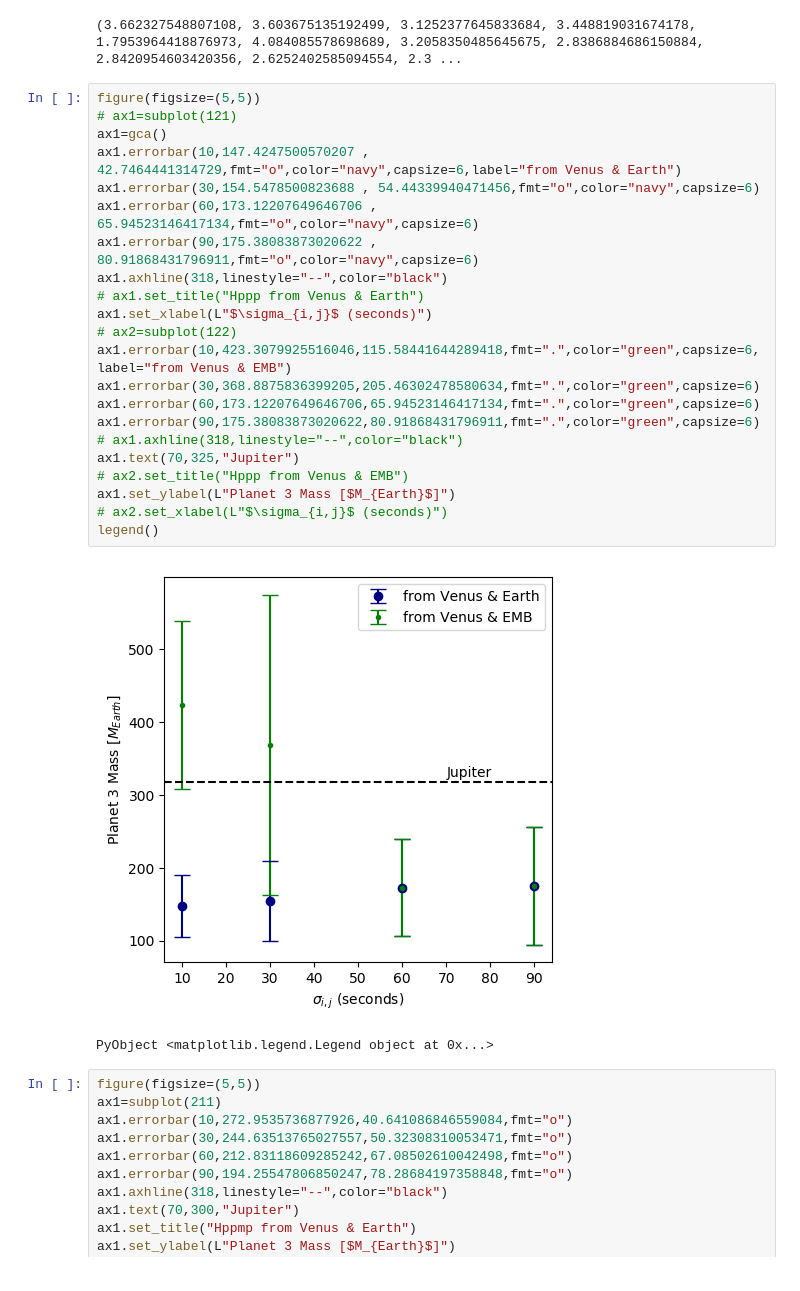
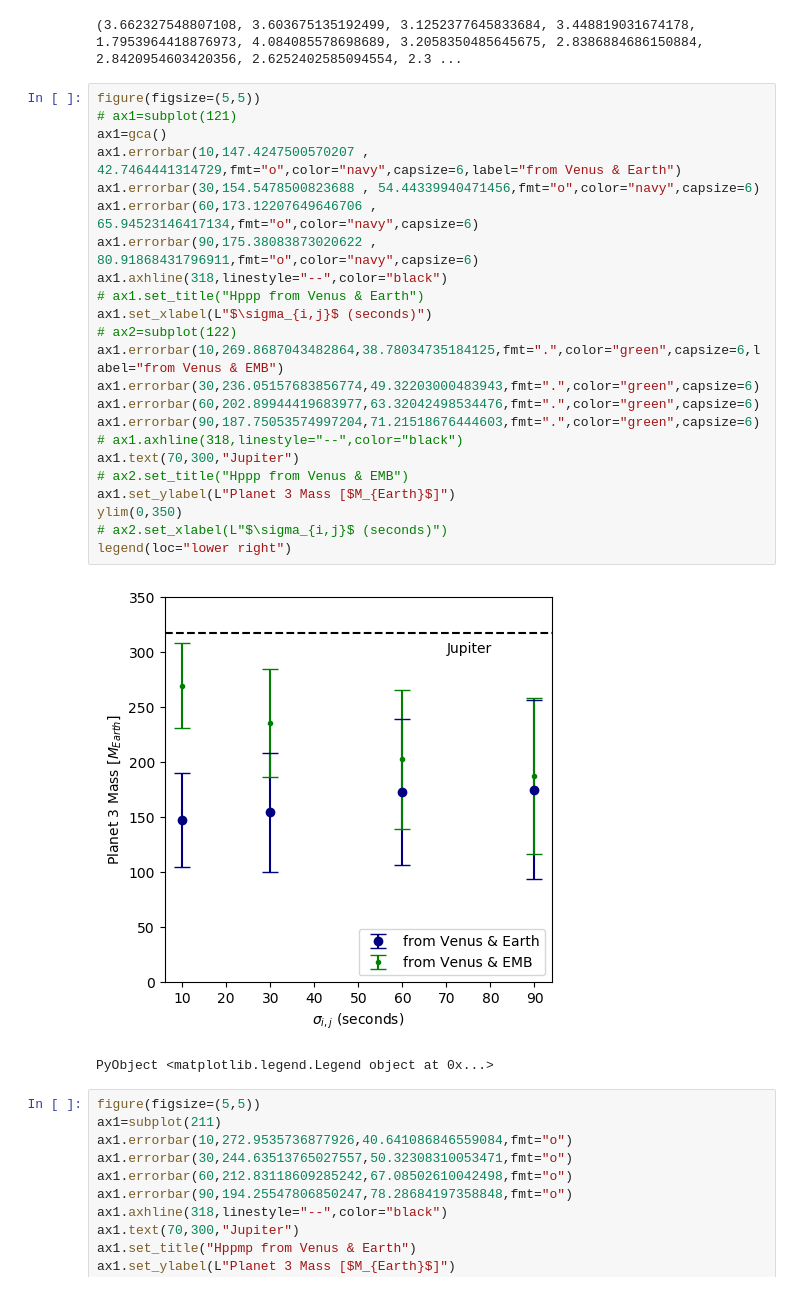
Before and after one commit to bmlindor/ttv_ss, a Jupyter notebook: runs.ipynb, the cells around one changed output. Drawn from its saved outputs; the diff is of its cells as text.

Commit message:
fixing plots

```diff
--- a/runs.ipynb
+++ b/runs.ipynb
@@ -481,27 +273,28 @@ mu_3 * M_star: 503.9651760966486 pm 136.32974472325185
 # %%
 figure(figsize=(5,5))
 # ax1=subplot(121)
 ax1=gca()
 ax1.errorbar(10,147.4247500570207 , 42.7464441314729,fmt="o",color="navy",capsize=6,label="from Venus & Earth")
 ax1.errorbar(30,154.5478500823688 , 54.44339940471456,fmt="o",color="navy",capsize=6)
 ax1.errorbar(60,173.12207649646706 , 65.94523146417134,fmt="o",color="navy",capsize=6)
 ax1.errorbar(90,175.38083873020622 , 80.91868431796911,fmt="o",color="navy",capsize=6)
 ax1.axhline(318,linestyle="--",color="black")
 # ax1.set_title("Hppp from Venus & Earth")
 ax1.set_xlabel(L"$\sigma_{i,j}$ (seconds)")
 # ax2=subplot(122)
-ax1.errorbar(10,423.3079925516046,115.58441644289418,fmt=".",color="green",capsize=6,label="from Venus & EMB")
-ax1.errorbar(30,368.8875836399205,205.46302478580634,fmt=".",color="green",capsize=6)
-ax1.errorbar(60,173.12207649646706,65.94523146417134,fmt=".",color="green",capsize=6)
-ax1.errorbar(90,175.38083873020622,80.91868431796911,fmt=".",color="green",capsize=6)
+ax1.errorbar(10,269.8687043482864,38.78034735184125,fmt=".",color="green",capsize=6,label="from Venus & EMB")
+ax1.errorbar(30,236.05157683856774,49.32203000483943,fmt=".",color="green",capsize=6)
+ax1.errorbar(60,202.89944419683977,63.32042498534476,fmt=".",color="green",capsize=6)
+ax1.errorbar(90,187.75053574997204,71.21518676444603,fmt=".",color="green",capsize=6)
 # ax1.axhline(318,linestyle="--",color="black")
-ax1.text(70,325,"Jupiter")
+ax1.text(70,300,"Jupiter")
 # ax2.set_title("Hppp from Venus & EMB")
 ax1.set_ylabel(L"Planet 3 Mass [$M_{Earth}$]")
+ylim(0,350)
 # ax2.set_xlabel(L"$\sigma_{i,j}$ (seconds)")
-legend()
+legend(loc="lower right")
 # %% [output]
-[figure, old version]
+[figure, new version]
 PyObject <matplotlib.legend.Legend object at 0x...>
 # %%
 figure(figsize=(5,5))
```
Also changed, not shown: parts of 14 cells of this notebook, 3 other files.
